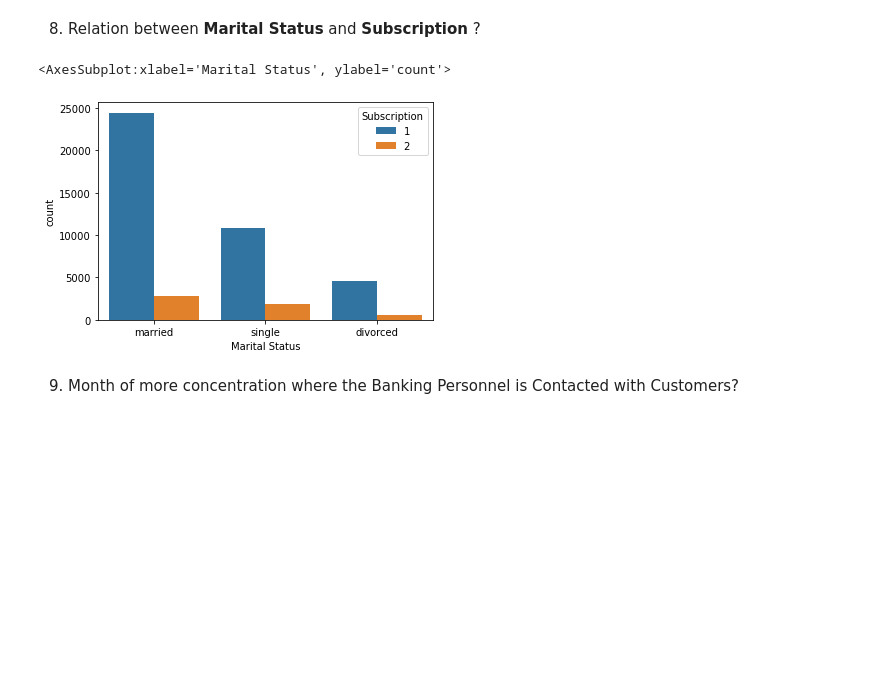
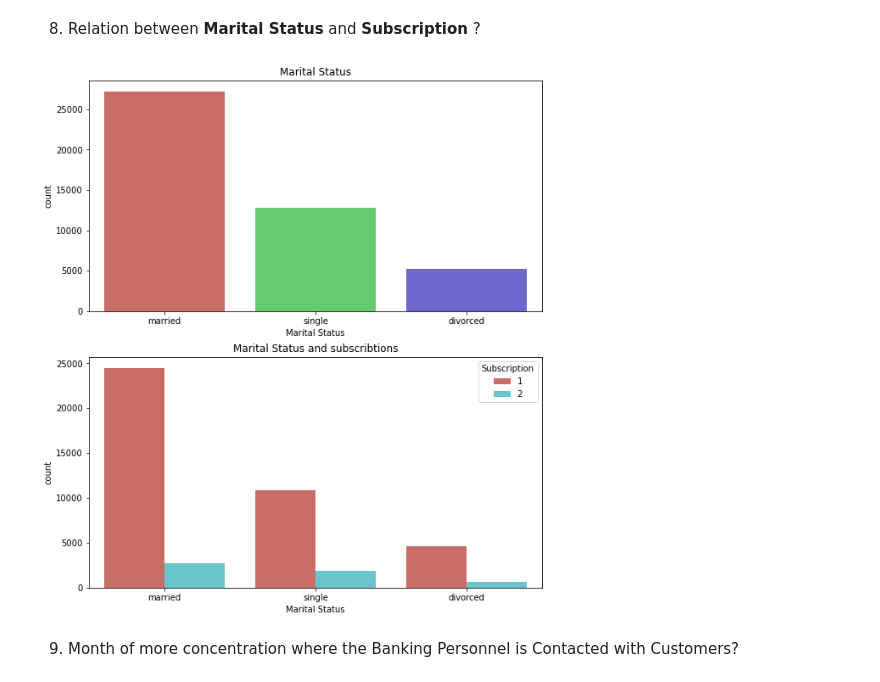
Before and after one commit to Inbarasan-Mani/Bank-Marketing-Prediction, a Jupyter notebook: Bank Marketing Prediction.ipynb, the cells around one changed output. Saved outputs shown, nothing was run; the diff lists cells and outputs as text; code cells hidden in the pictures; blank space fills up the shorter version.

```diff
--- a/Bank Marketing Prediction.ipynb
+++ b/Bank Marketing Prediction.ipynb
@@ -248,11 +248,23 @@ data['Credit'].value_counts(normalize= True).plot.pie(radius = 1, autopct='%.2f'
 Very less number of people having credit, By analysing the Number of Customer having frequent Credit is very less.
 # %% [markdown]
 8) Relation between **Marital Status** and **Subscription** ?
-# %%
-sns.countplot(data = data, x = 'Marital Status', hue = 'Subscription')
-# %% [output]
-<AxesSubplot:xlabel='Marital Status', ylabel='count'>
-[figure, removed]
+# %%
+fig = plt.figure(figsize=(20,17))
+
+ax= [None for _ in range(2)]
+
+ax[0] = plt.subplot2grid((3,4), (0,0), colspan = 2)
+ax[1] = plt.subplot2grid((3,4), (1,0), colspan = 2)
+
+
+sns.countplot(data= data, x='Marital Status', order= data['Marital Status'].value_counts().index, palette='hls', ax=ax[0] )
+sns.countplot(data=data, x= 'Marital Status', hue = 'Subscription', order= data['Marital Status'].value_counts().index, palette='hls', ax= ax[1])
+
+ax[0].set_title('Marital Status')
+ax[1].set_title('Marital Status and subscribtions')
+plt.show()
+# %% [output]
+[figure, added]
 # %% [markdown]
 9) Month of more concentration where the Banking Personnel is Contacted with Customers?
 # %%
```
Also changed, not shown: parts of 10 cells of this notebook.
